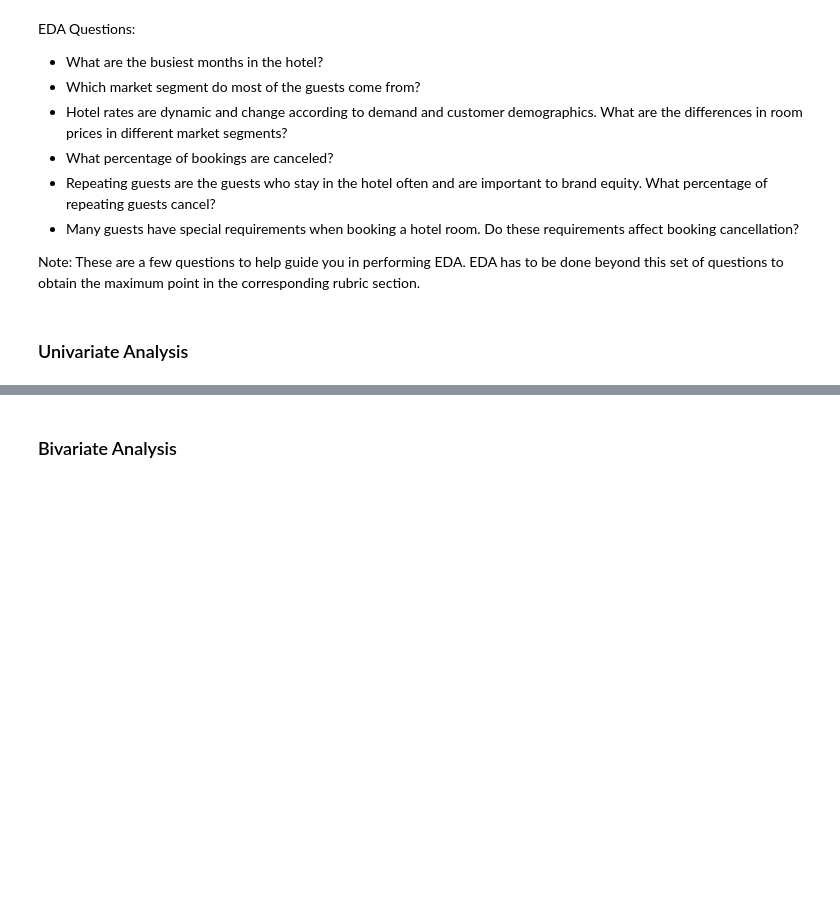
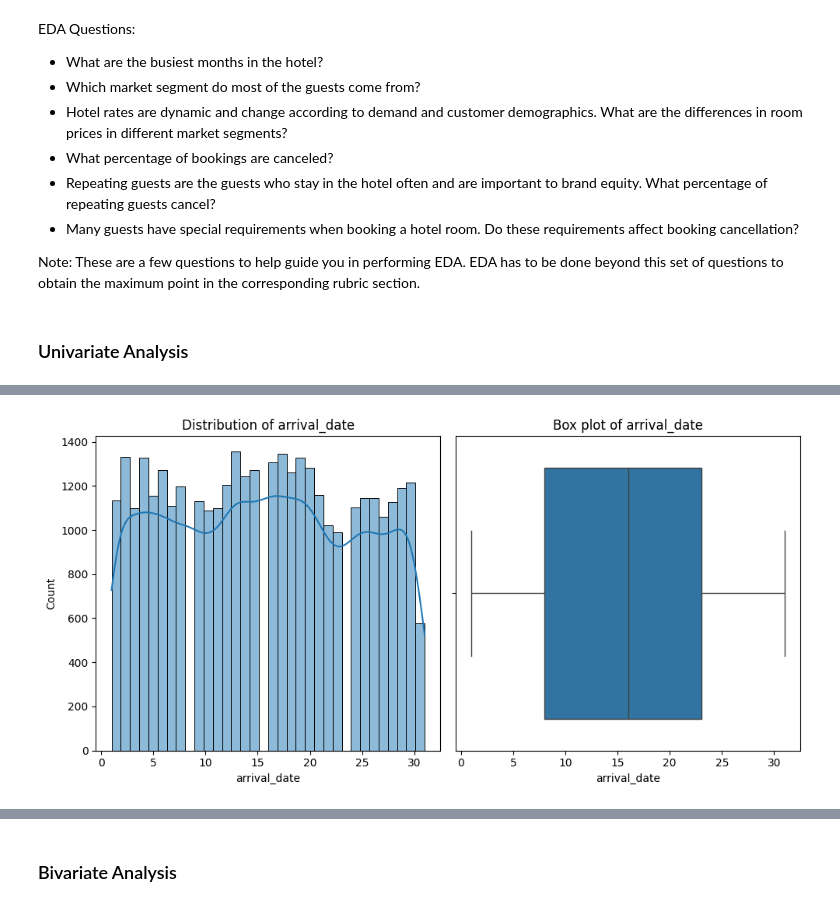
Before and after one commit to akatjizeu/Data-Science, a Jupyter notebook: deakin-bridging/ML2/ML2_INN_Full_code_Learner_notebook.ipynb, the cells around one changed output, grey strips where cells are left out. Cells and saved outputs as stored; diff of their text form; code cells hidden in the pictures; blank space fills up the shorter version.

```diff
--- a/deakin-bridging/ML2/ML2_INN_Full_code_Learner_notebook.ipynb
+++ b/deakin-bridging/ML2/ML2_INN_Full_code_Learner_notebook.ipynb
@@ -348,0 +394,4 @@ def univariate_analysis_num(df, col):
+# %%
+univariate_analysis_continous(data, 'arrival_date')
+# %% [output]
+[figure, added]
```
Also changed, not shown: parts of 25 cells of this notebook.
